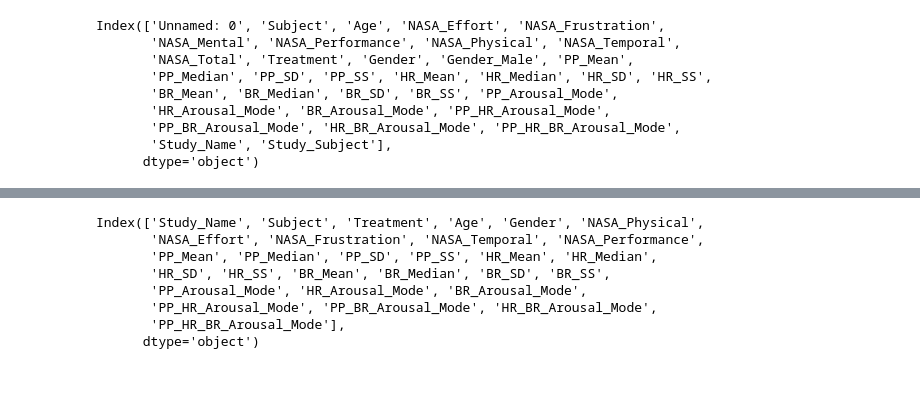
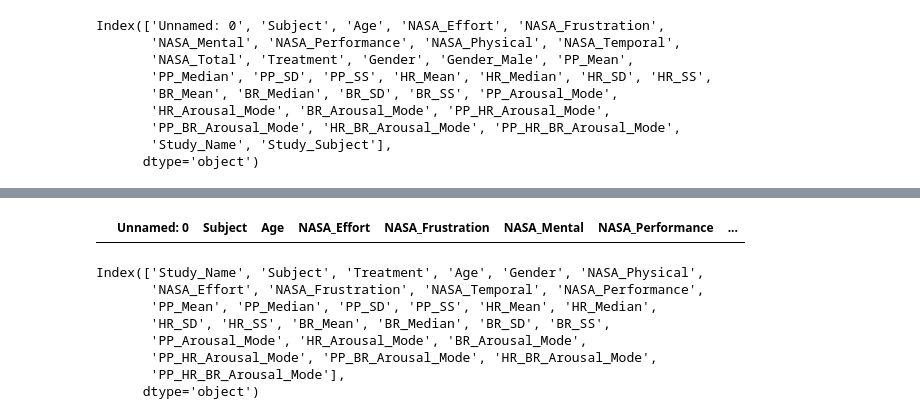
Before and after one commit to ftth05/ML-Generalized-Hyperarousal-Prediction, a Jupyter notebook: code/all_studies/2_dc_create_combined_study_labels.ipynb, the cells around one changed output, grey strips where cells are left out. Drawn from its saved outputs; the diff is of its cells as text; code cells hidden in the pictures; blank space fills up the shorter version.

```diff
--- a/code/all_studies/2_dc_create_combined_study_labels.ipynb
+++ b/code/all_studies/2_dc_create_combined_study_labels.ipynb
@@ -175,3 +195,7 @@ max       24.958607      3.795963   6115.839101
+# %%
+window_sec_df[window_sec_df.NASA_Physical==0]
+# %% [output]
+|  | Unnamed: 0 | Subject | Age | NASA_Effort | NASA_Frustration | NASA_Mental | NASA_Performance | ... |
 # %%
 window_sec_df = window_sec_df[[
                                'Study_Name',
```
Also changed, not shown: parts of 6 cells of this notebook, 6 other files.
